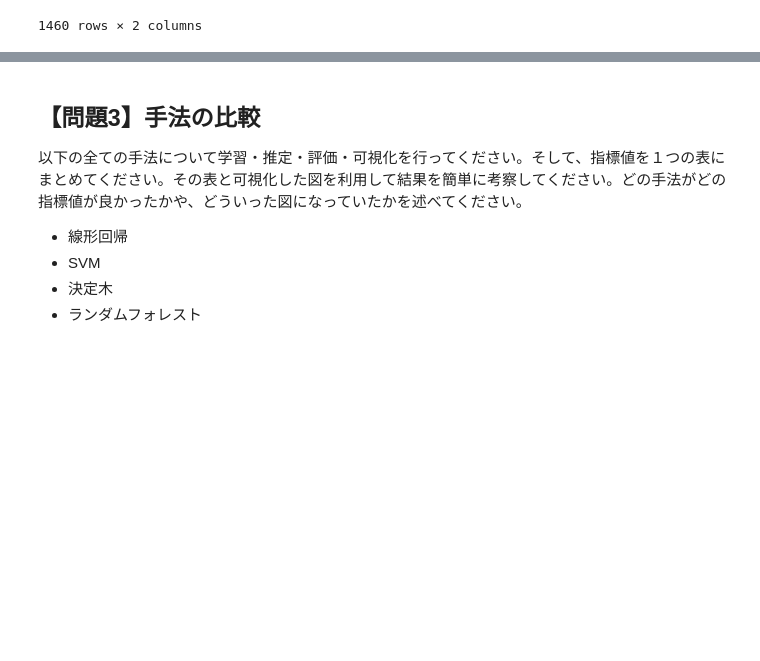
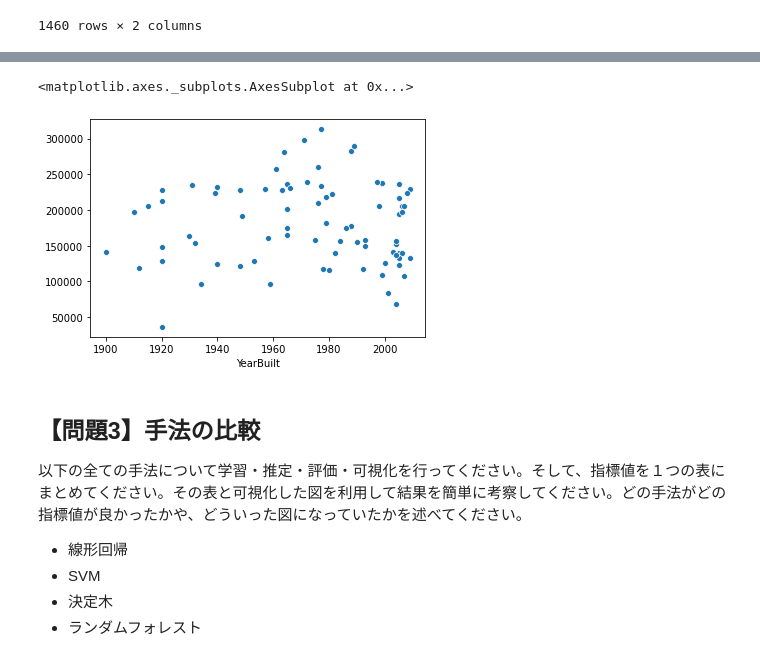
Before and after one commit to harakenken22/diveintocode-ml, a Jupyter notebook: week4_pre_rec_work2.ipynb, the cells around one changed output, grey strips where cells are left out. Drawn from its saved outputs; the diff is of its cells as text; code cells hidden in the pictures; blank space fills up the shorter version.

```diff
--- a/week4_pre_rec_work2.ipynb
+++ b/week4_pre_rec_work2.ipynb
@@ -202,3 +310,8 @@ mean_squared_error(Y_test, Y_pred)
+# %%
+sns.scatterplot(X_test['YearBuilt'],Y_pred_series)
+# %% [output]
+<matplotlib.axes._subplots.AxesSubplot at 0x...>
+[figure, added]
 # %% [markdown]
 【問題3】手法の比較
 ---
```
Also changed, not shown: parts of 56 cells of this notebook.
